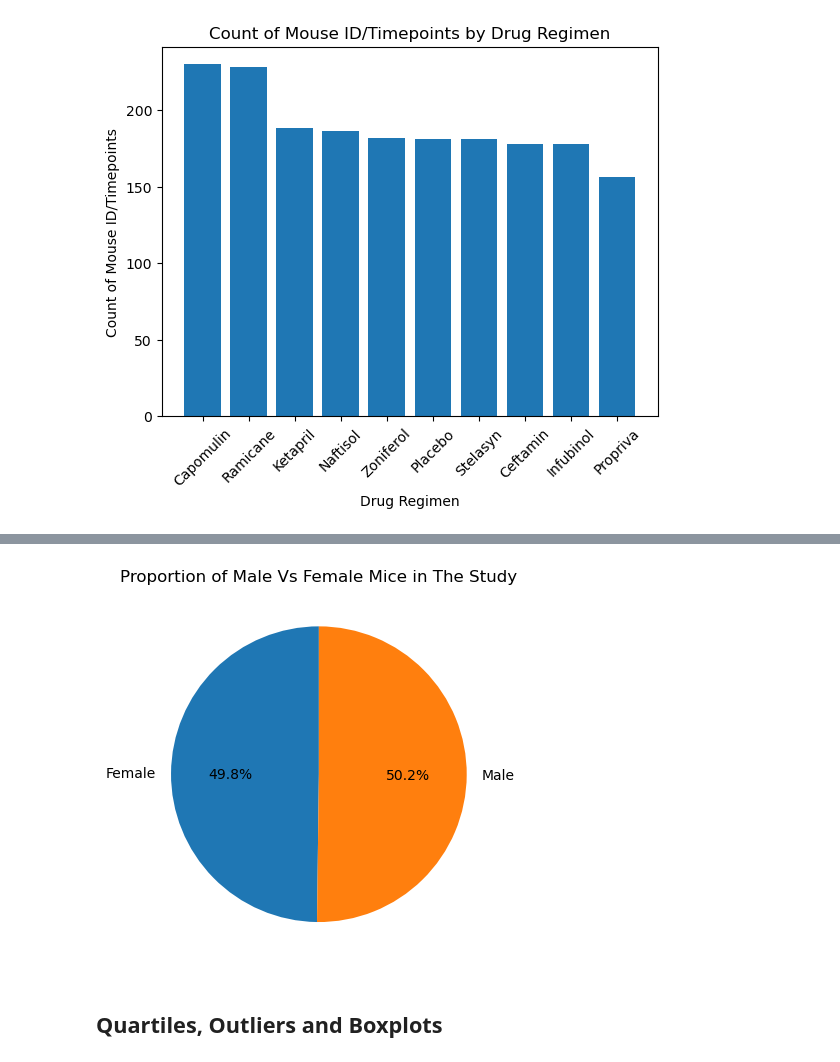
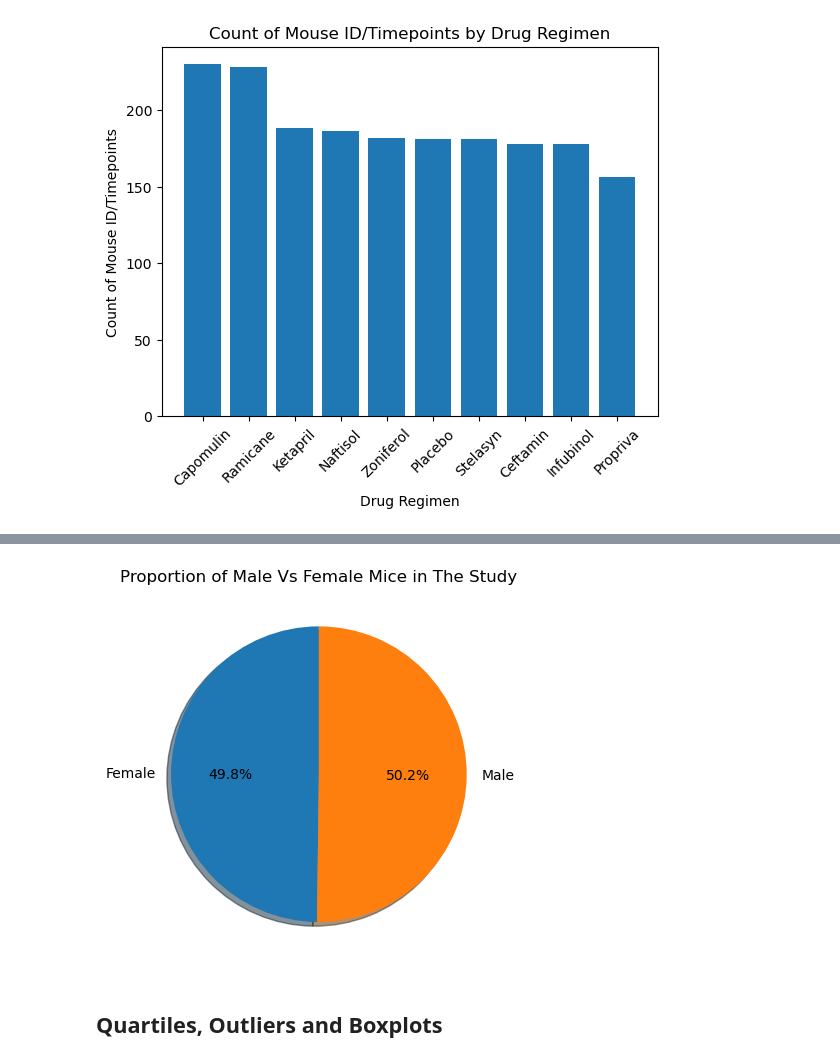
Before and after one commit to nmizzell/pymaceuticals, a Jupyter notebook: Pymaceuticals/pymaceuticals_starter.ipynb, the cells around one changed output, grey strips where cells are left out. Cells and saved outputs as stored; diff of their text form; code cells hidden in the pictures.

```diff
--- a/Pymaceuticals/pymaceuticals_starter.ipynb
+++ b/Pymaceuticals/pymaceuticals_starter.ipynb
@@ -218,14 +220,15 @@ pie_data.plot(y='Count'
 # %%
 # Generate a pie plot showing the distribution of female versus male mice using pyplot
 ax = plt.subplot()
 ax.pie(x=pie_data['Count']
        ,labels=pie_data['Sex']
        ,autopct='%1.1f%%'
-       ,startangle=90)
+       ,startangle=90
+       ,shadow=True)
 ax.set_title('Proportion of Male Vs Female Mice in The Study')
 plt.show()
 # %% [output]
-[figure, old version]
+[figure, new version]
 # %% [markdown]
 ## Quartiles, Outliers and Boxplots
 # %%
```
Also changed, not shown: parts of 3 cells of this notebook.
